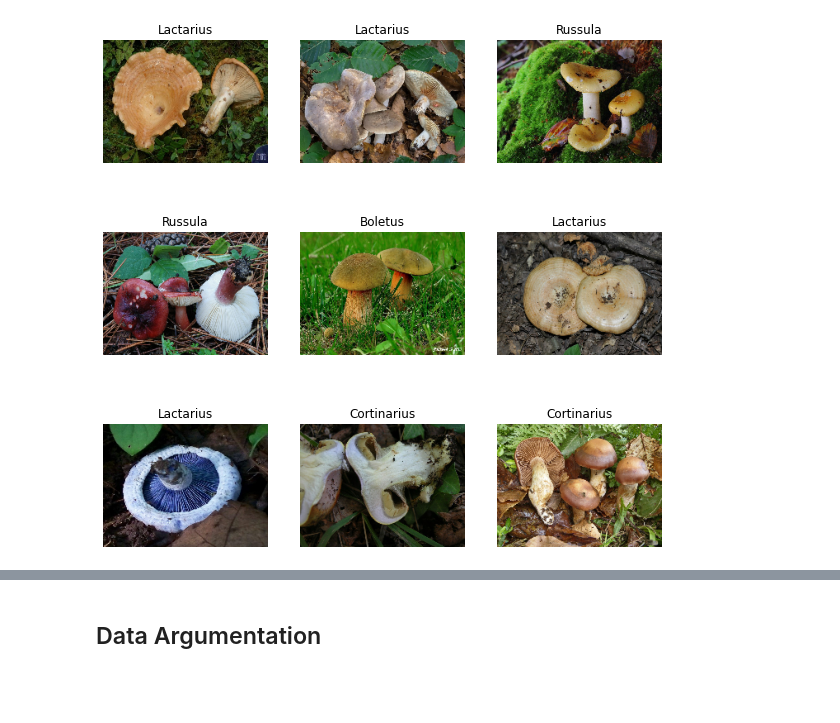
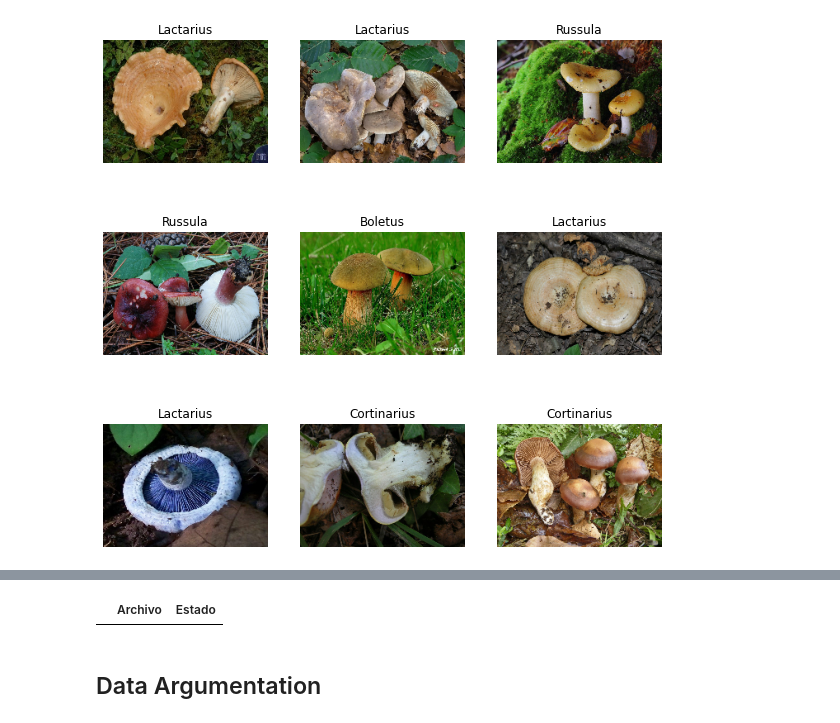
Before and after one commit to 2Nisavi2/Talleres_DL_UELBosque, a Jupyter notebook: Markdown/Neu_Net_Mush.ipynb, the cells around one changed output, grey strips where cells are left out. Drawn from its saved outputs; the diff is of its cells as text; code cells hidden in the pictures; blank space fills up the shorter version.

```diff
--- a/Markdown/Neu_Net_Mush.ipynb
+++ b/Markdown/Neu_Net_Mush.ipynb
@@ -66,0 +71,10 @@ for images, labels in train_set.take(1):
+# %%
+from PIL import Image
+
+def is_jpeg_valid(file_path):
+    try:
+        with Image.open(file_path) as img:
+            img.verify()
+        return True
+    except:
+        return False
@@ -67,3 +101,21 @@ for images, labels in train_set.take(1):
+# %%
+val = []
+i_val = []
+NoVal = []
+i_NoVal = []
+
+for i in list:
+    if is_jpeg_valid(i):
+        i_val.append(i)
+        val.append('Válida')
+    else:
+        i_Noval.append(i)
+        NoVal.append('No válida')
+
+NoVal = pd.DataFrame({'Archivo':NoVal,'Estado':i_NoVal})
+NoVal
+# %% [output]
+|  | Archivo | Estado |
 # %% [markdown]
 ## Data Argumentation
 # %%
```
Also changed, not shown: parts of 3 cells of this notebook.
